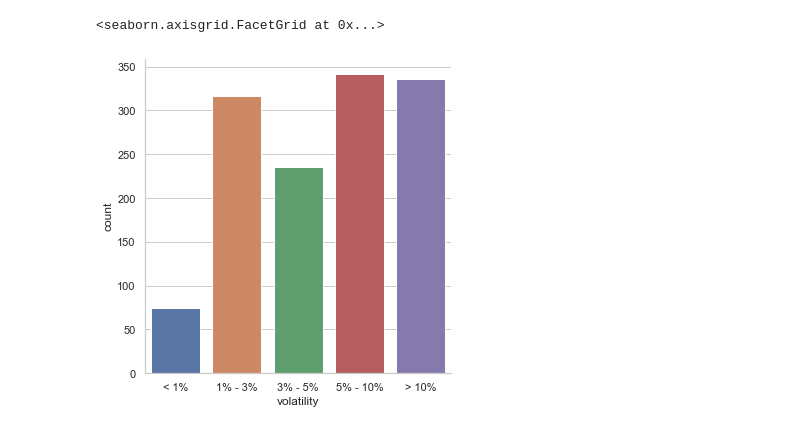
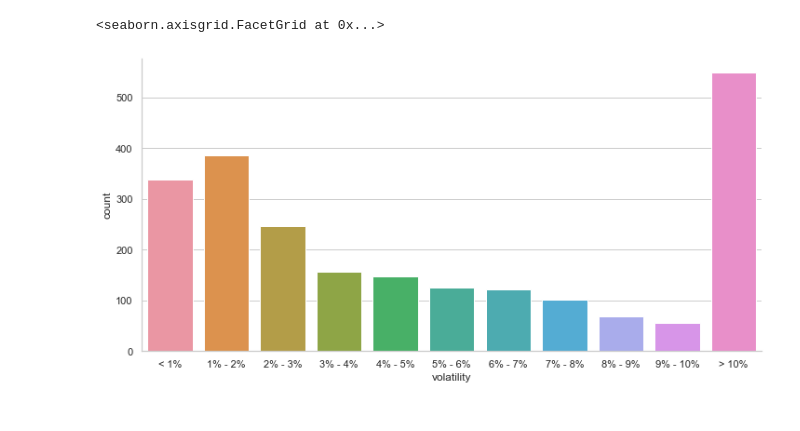
Before and after one commit to martingrambow/benchmarkStrategy, a Jupyter notebook: analysis/microbenchmarks_vm/micro_regression_bootstrap_draw_vm.ipynb, the cells around one changed output. Cells and saved outputs as stored; diff of their text form; code cells hidden in the pictures.

Commit message:
1% bins for volatility

```diff
--- a/analysis/microbenchmarks_vm/micro_regression_bootstrap_draw_vm.ipynb
+++ b/analysis/microbenchmarks_vm/micro_regression_bootstrap_draw_vm.ipynb
@@ -34,13 +34,25 @@ for file in all_files:
             var = max - min
             type = "< 1%"
             if var > 1:
-                type = "1% - 3%"
-                if var > 3:
-                    type = "3% - 5%"
-                    if var > 5:
-                        type = "5% - 10%"
-                        if var > 10:
-                            type = "> 10%"
+                type = "1% - 2%"
+            if var > 2:
+                type = "2% - 3%"
+            if var > 3:
+                type = "3% - 4%"
+            if var > 4:
+                type = "4% - 5%"
+            if var > 5:
+                type = "5% - 6%"
+            if var > 6:
+                type = "6% - 7%"
+            if var > 7:
+                type = "7% - 8%"
+            if var > 8:
+                type = "8% - 9%"
+            if var > 9:
+                type = "9% - 10%"
+            if var > 10:
+                type = "> 10%"
 
 
             variances.append({
@@ -117,5 +129,16 @@ sns.displot(df_vars, x="volatility", binwidth=1)
 # %%
-sns.catplot(x="volatility", kind="count", data=df_vars, order=["< 1%","1% - 3%","3% - 5%", "5% - 10%","> 10%"])
+sns.catplot(x="volatility", kind="count", data=df_vars, height=5, aspect=2,
+            order=["< 1%",
+                   "1% - 2%",
+                   "2% - 3%",
+                   "3% - 4%",
+                   "4% - 5%",
+                   "5% - 6%",
+                   "6% - 7%",
+                   "7% - 8%",
+                   "8% - 9%",
+                   "9% - 10%",
+                   "> 10%"])
 # %% [output]
 <seaborn.axisgrid.FacetGrid at 0x...>
-[figure, old version]
+[figure, new version]
```
Also changed, not shown: parts of 4 cells of this notebook, 10 other files.
